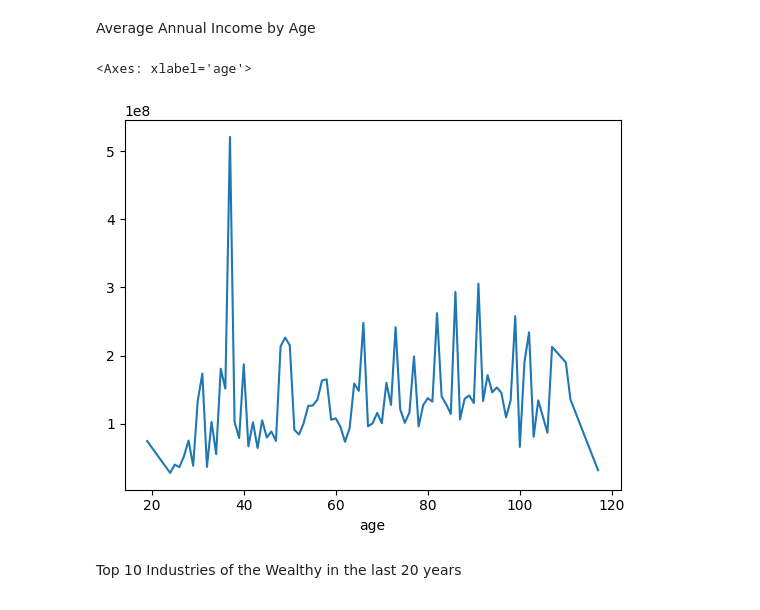
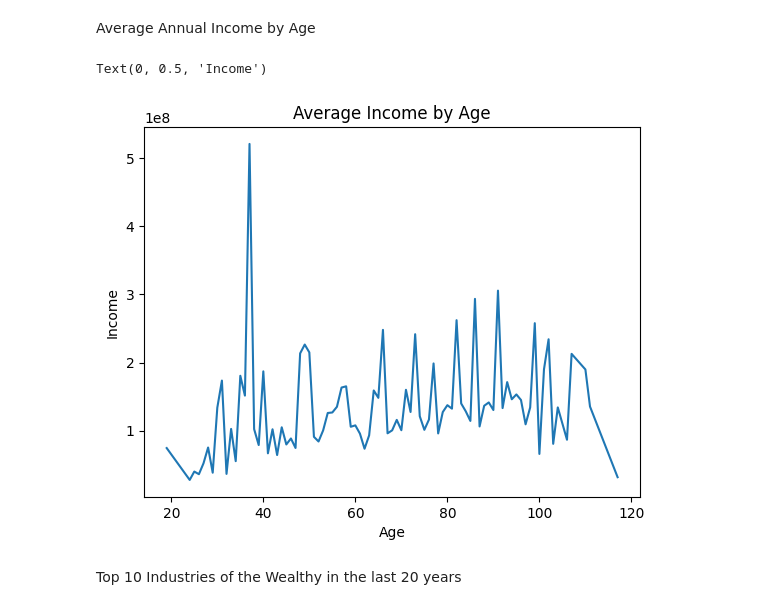
Before and after one commit to thealura/project_billionaires, a Jupyter notebook: PROJECT_1.ipynb, the cells around one changed output. Drawn from its saved outputs; the diff is of its cells as text; code cells hidden in the pictures.

```diff
--- a/PROJECT_1.ipynb
+++ b/PROJECT_1.ipynb
@@ -171,3 +106,7 @@ Data columns (total 12 columns):
 dtypes: int64(4), object(8)
 memory usage: 32.3+ MB
 None
+# %%
+#clean gender info
+df['gender'] = df['gender'].replace(['M','F','M;F'],['Male', 'Female', 'Unknown'])
+df.head(3)
@@ -301,13 +259,14 @@ Average Annual Income by Age
 # %%
 age_df = df.groupby('age').annual_income.mean()
 
 #plot info
 age_df.plot(kind='line')
-
-#change graphics of chart, add title
+plt.title("Average Income by Age")
+plt.xlabel("Age")
+plt.ylabel("Income")
 # %% [output]
-<Axes: xlabel='age'>
+Text(0, 0.5, 'Income')
-[figure, old version]
+[figure, new version]
 # %% [markdown]
 Top 10 Industries of the Wealthy in the last 20 years
 # %%
```
Also changed, not shown: parts of 27 cells of this notebook.
